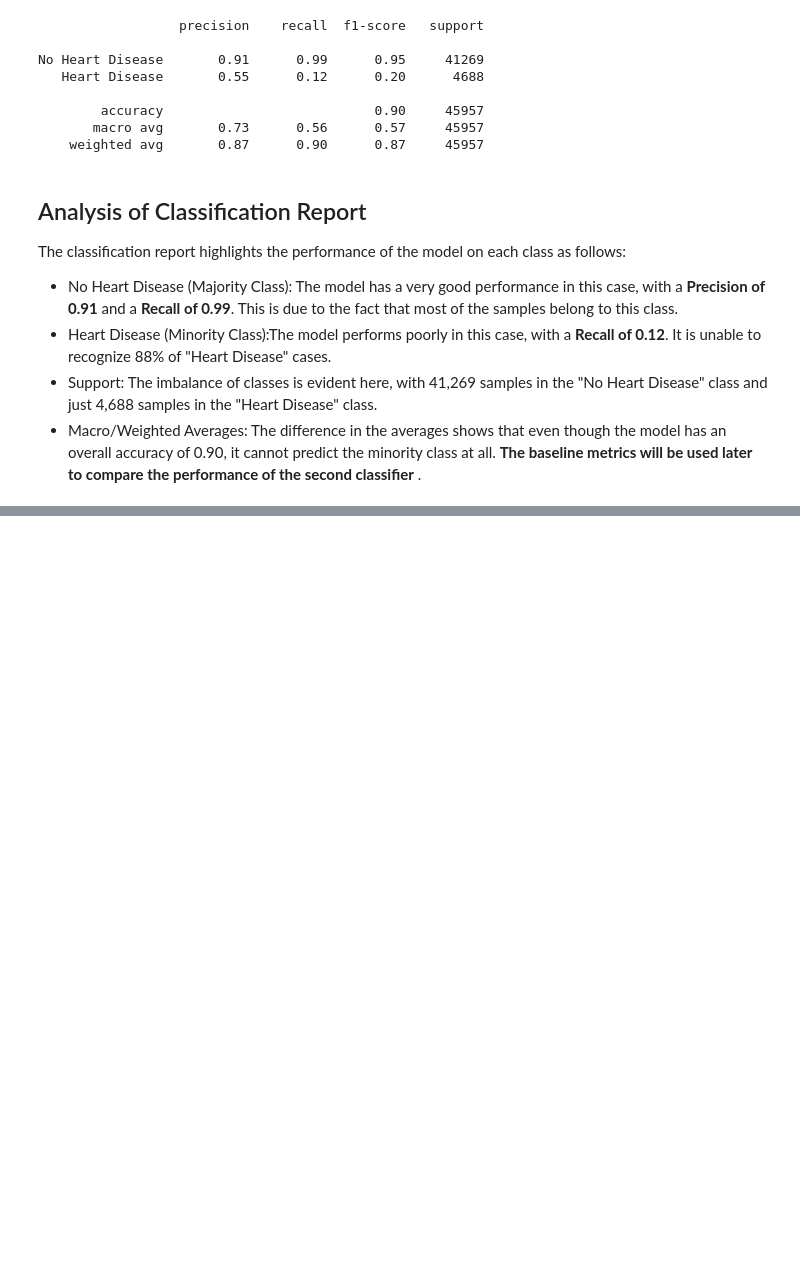
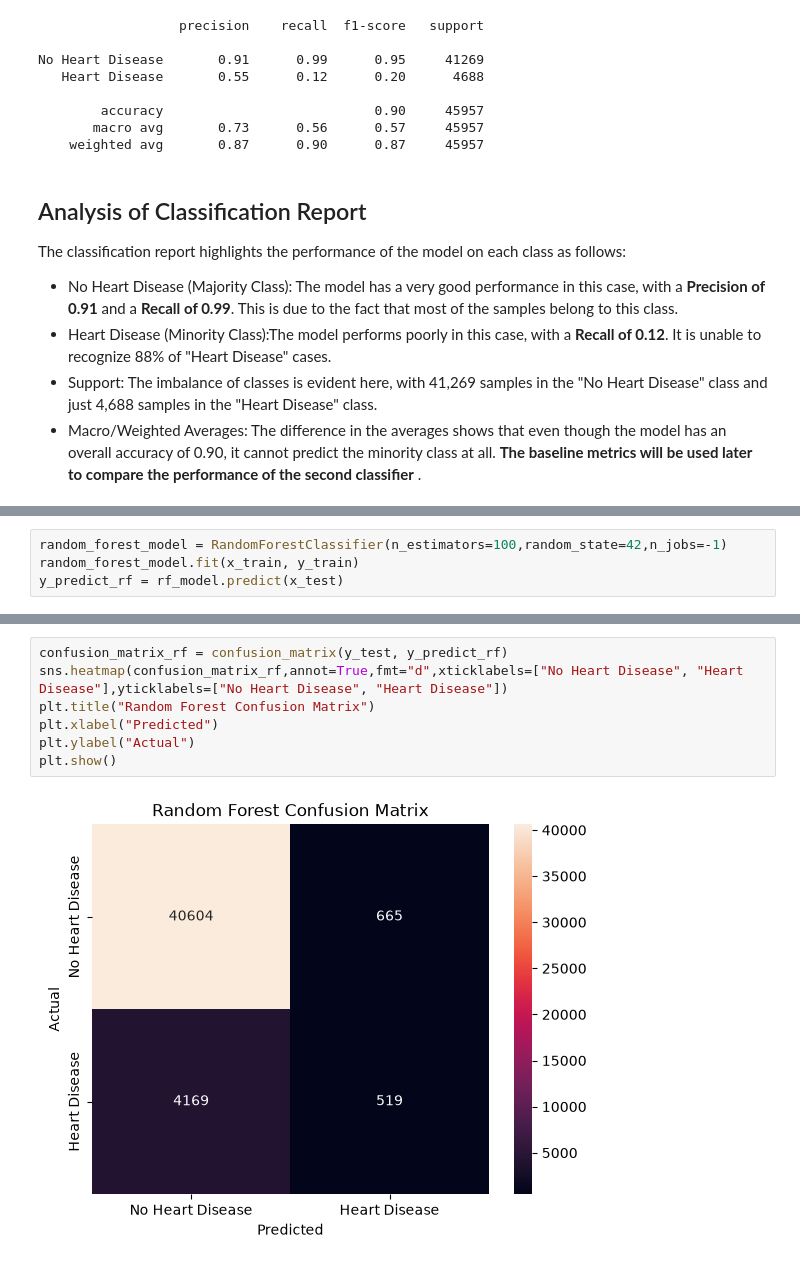
Before and after one commit to LunaYahya/AI-Training, a Jupyter notebook: Project/day1_2_note.ipynb, the cells around one changed output, grey strips where cells are left out. Drawn from its saved outputs; the diff is of its cells as text; blank space fills up the shorter version.

```diff
--- a/Project/day1_2_note.ipynb
+++ b/Project/day1_2_note.ipynb
@@ -602,0 +617,4 @@ The classification report highlights the performance of the model on each class
+# %%
+random_forest_model = RandomForestClassifier(n_estimators=100,random_state=42,n_jobs=-1)
+random_forest_model.fit(x_train, y_train)
+y_predict_rf = rf_model.predict(x_test)
@@ -602,0 +735,9 @@ The classification report highlights the performance of the model on each class
+# %%
+confusion_matrix_rf = confusion_matrix(y_test, y_predict_rf)
+sns.heatmap(confusion_matrix_rf,annot=True,fmt="d",xticklabels=["No Heart Disease", "Heart Disease"],yticklabels=["No Heart Disease", "Heart Disease"])
+plt.title("Random Forest Confusion Matrix")
+plt.xlabel("Predicted")
+plt.ylabel("Actual")
+plt.show()
+# %% [output]
+[figure, added]
```
Also changed, not shown: parts of 28 cells of this notebook.
